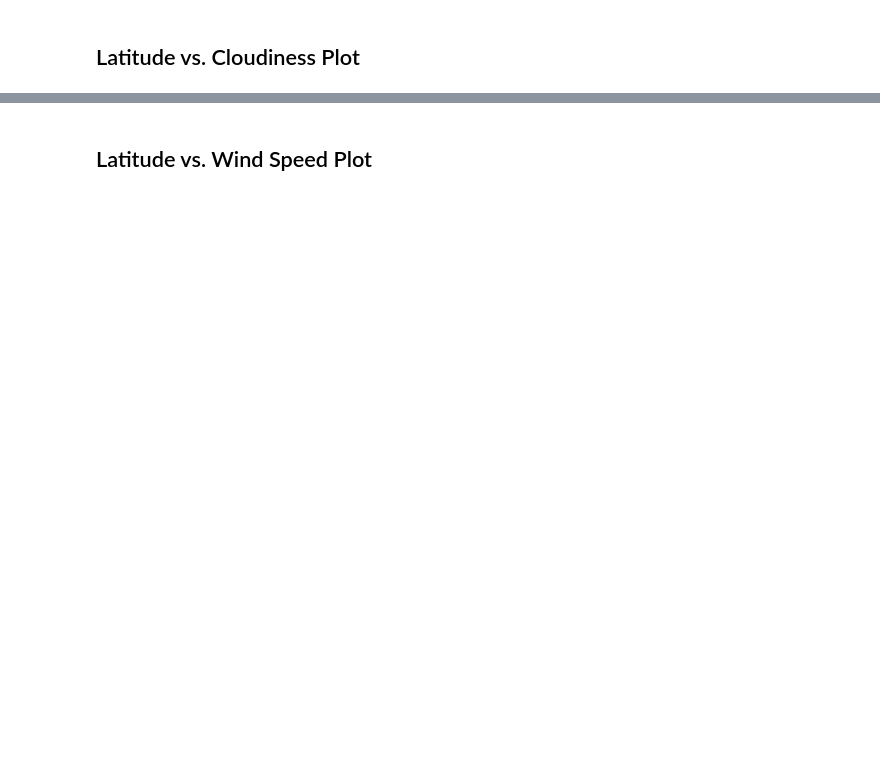
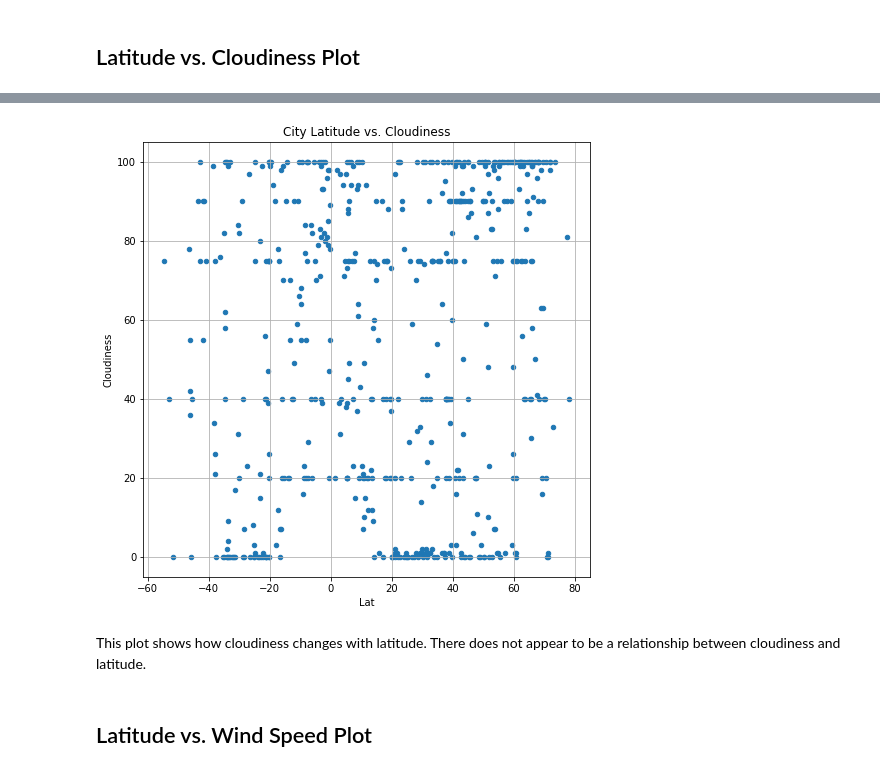
Before and after one commit to hamiltojogo/python-api-challenge, a Jupyter notebook: WeatherPy/WeatherPy.ipynb, the cells around one changed output, grey strips where cells are left out. Drawn from its saved outputs; the diff is of its cells as text; code cells hidden in the pictures; blank space fills up the shorter version.

```diff
--- a/WeatherPy/WeatherPy.ipynb
+++ b/WeatherPy/WeatherPy.ipynb
@@ -265,2 +225,10 @@ Int64Index([], dtype='int64')
+# %%
+weather_data.plot(kind='scatter', x='Lat', y='Cloudiness', grid=True, figsize=(8,8), title='City Latitude vs. Cloudiness')
+plt.savefig('../Images/cloudiness_vs_lat.png')
+plt.show()
+# %% [output]
+[figure, added]
+# %% [markdown]
+This plot shows how cloudiness changes with latitude. There does not appear to be a relationship between cloudiness and latitude.
 # %% [markdown]
 ## Latitude vs. Wind Speed Plot
```
Also changed, not shown: parts of 46 cells of this notebook, 13 other files.
